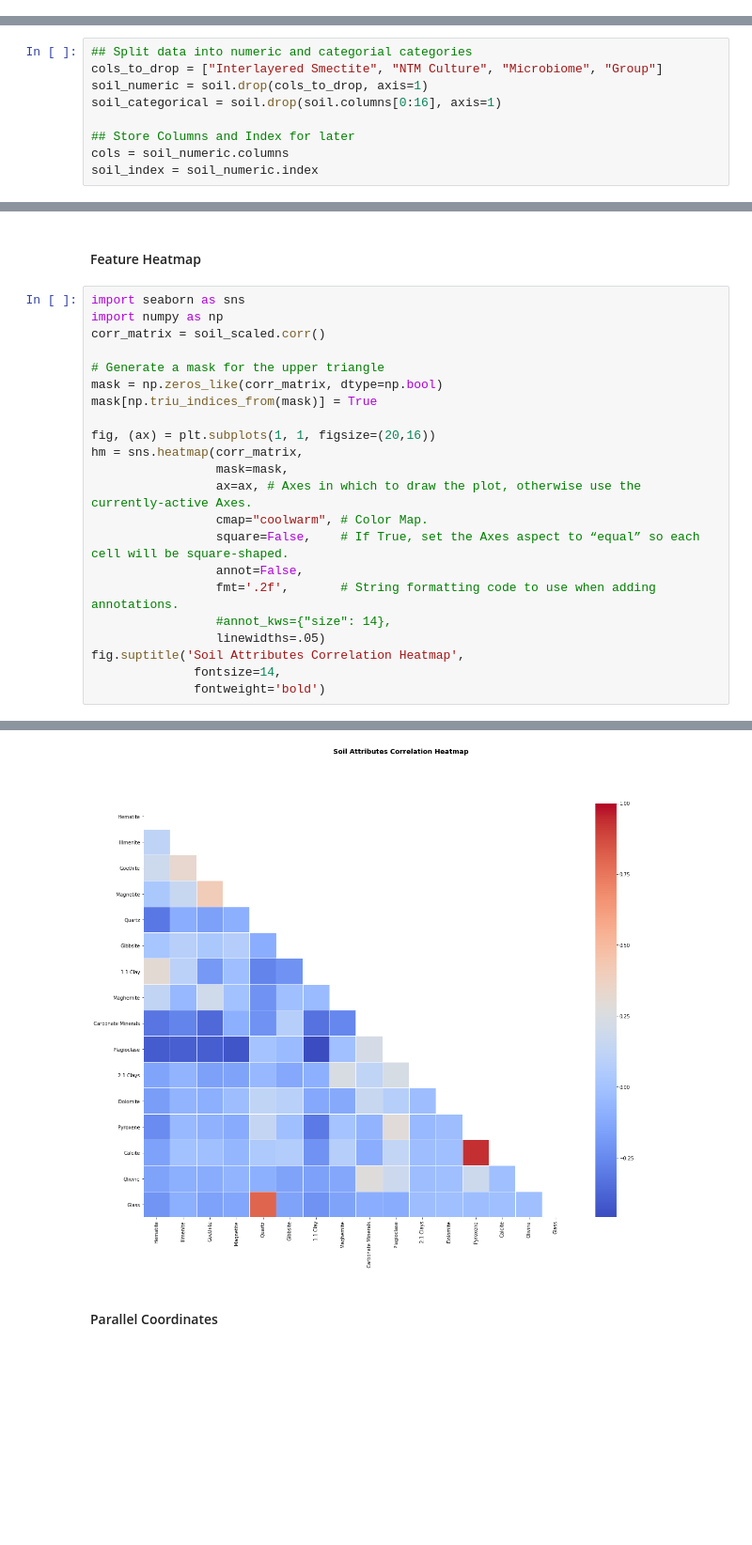
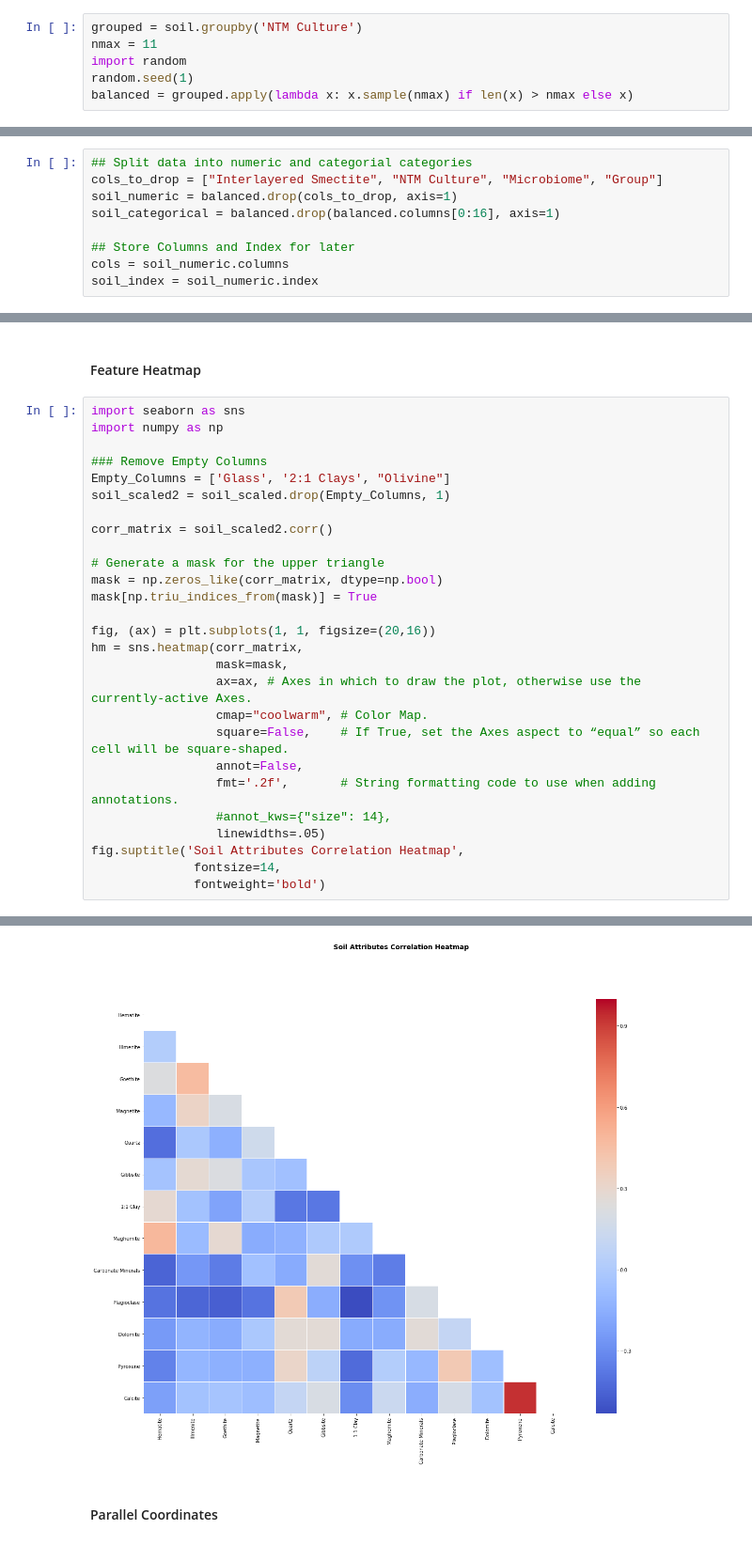
Before and after one commit to glickmac/Soil, a Jupyter notebook: Simplified_Hawaiian_Soils.ipynb, the cells around one changed output, grey strips where cells are left out. Shown at 94% size. Saved outputs shown, nothing was run; the diff lists cells and outputs as text; blank space fills up the shorter version.

```diff
--- a/Simplified_Hawaiian_Soils.ipynb
+++ b/Simplified_Hawaiian_Soils.ipynb
@@ -29,11 +32,17 @@ Populating the interactive namespace from numpy and matplotlib
+# %%
+grouped = soil.groupby('NTM Culture')
+nmax = 11
+import random
+random.seed(1)
+balanced = grouped.apply(lambda x: x.sample(nmax) if len(x) > nmax else x)
 # %% [markdown]
 #### Scale Column Values
 This process is used to normalize the values for machine learning algorithms and for visualization purposes.
 # %%
 ## Split data into numeric and categorial categories
 cols_to_drop = ["Interlayered Smectite", "NTM Culture", "Microbiome", "Group"]
-soil_numeric = soil.drop(cols_to_drop, axis=1)
-soil_categorical = soil.drop(soil.columns[0:16], axis=1)
+soil_numeric = balanced.drop(cols_to_drop, axis=1)
+soil_categorical = balanced.drop(balanced.columns[0:16], axis=1)
 
 ## Store Columns and Index for later
 cols = soil_numeric.columns
@@ -147,28 +258,33 @@ df
 # %%
 import seaborn as sns
 import numpy as np
-corr_matrix = soil_scaled.corr()
+
+### Remove Empty Columns
+Empty_Columns = ['Glass', '2:1 Clays', "Olivine"]
+soil_scaled2 = soil_scaled.drop(Empty_Columns, 1)
+
+corr_matrix = soil_scaled2.corr()
 
 # Generate a mask for the upper triangle
 mask = np.zeros_like(corr_matrix, dtype=np.bool)
 mask[np.triu_indices_from(mask)] = True
 
 fig, (ax) = plt.subplots(1, 1, figsize=(20,16))
 hm = sns.heatmap(corr_matrix,
                  mask=mask,
                  ax=ax, # Axes in which to draw the plot, otherwise use the currently-active Axes.
                  cmap="coolwarm", # Color Map.
                  square=False,    # If True, set the Axes aspect to “equal” so each cell will be square-shaped.
                  annot=False,
                  fmt='.2f',       # String formatting code to use when adding annotations.
                  #annot_kws={"size": 14},
                  linewidths=.05)
 fig.suptitle('Soil Attributes Correlation Heatmap',
               fontsize=14,
               fontweight='bold')
 # %% [output]
 Text(0.5,0.98,'Soil Attributes Correlation Heatmap')
-[figure, old version]
+[figure, new version]
 # %% [markdown]
 #### Parallel Coordinates
 # %%
```
Also changed, not shown: parts of 24 cells of this notebook.
